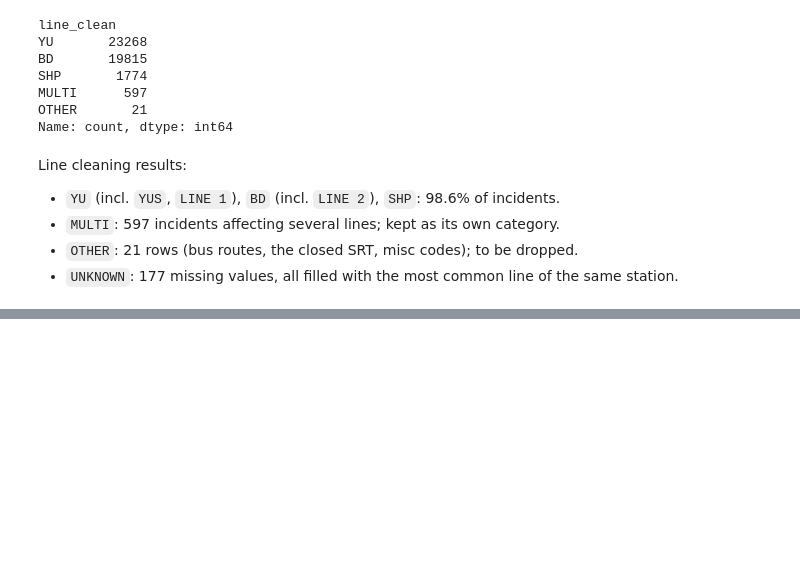
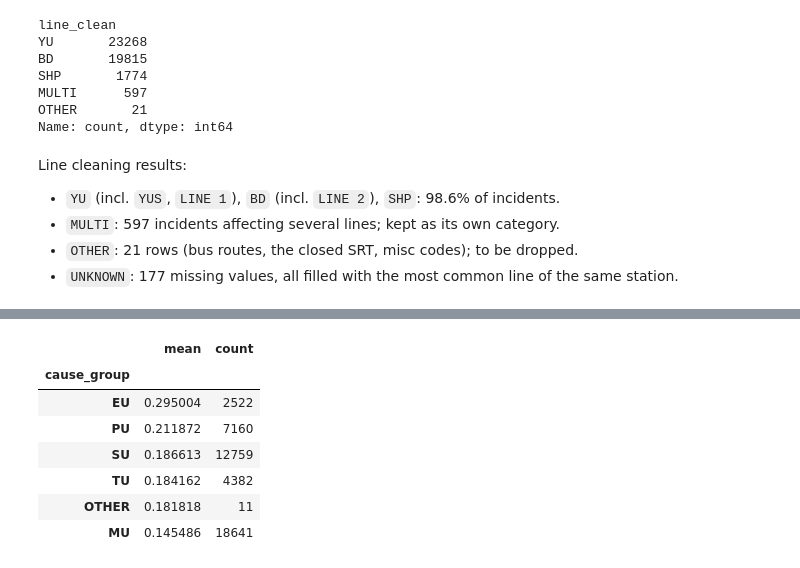
Before and after one commit to Stevenzou634/TTC-Delay-Prediction, a Jupyter notebook: notebooks/01_eda.ipynb, the cells around one changed output, grey strips where cells are left out. Drawn from its saved outputs; the diff is of its cells as text; code cells hidden in the pictures; blank space fills up the shorter version.

```diff
--- a/notebooks/01_eda.ipynb
+++ b/notebooks/01_eda.ipynb
@@ -348,0 +440,19 @@ Line cleaning results:
+# %%
+# Target: a delay is "long" if it lasts 5 minutes or more
+df["long_delay"] = (df["Min Delay"] >= 5).astype(int)
+
+# Group rare prefixes into OTHER
+main_prefixes = ["MU", "SU", "PU", "TU", "EU"]
+df["cause_group"] = df["code_prefix"].where(df["code_prefix"].isin(main_prefixes), "OTHER")
+
+# Share of long delays and number of incidents for each cause group
+df.groupby("cause_group")["long_delay"].agg(["mean", "count"]).sort_values("mean", ascending=False)
+# %% [output]
+|  | mean | count |
+| cause_group |  |  |
+| EU | 0.295004 | 2522 |
+| PU | 0.211872 | 7160 |
+| SU | 0.186613 | 12759 |
+| TU | 0.184162 | 4382 |
+| OTHER | 0.181818 | 11 |
+| MU | 0.145486 | 18641 |
```
Also changed, not shown: parts of 9 cells of this notebook.
